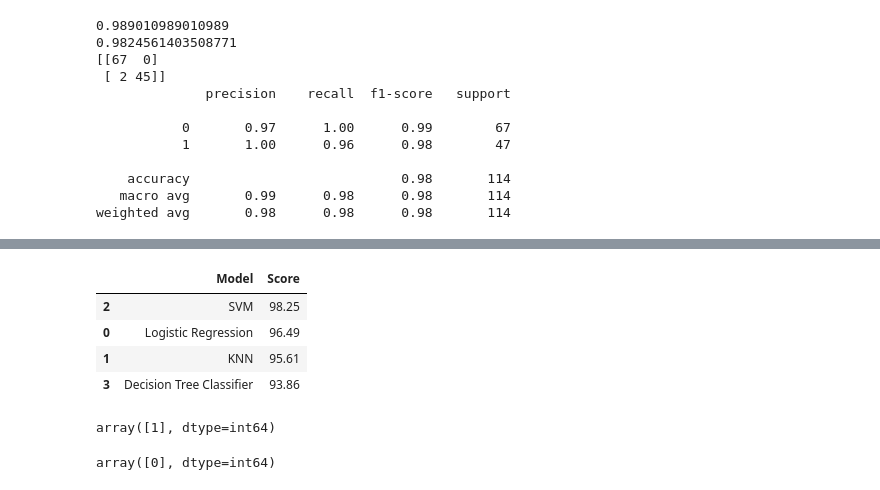
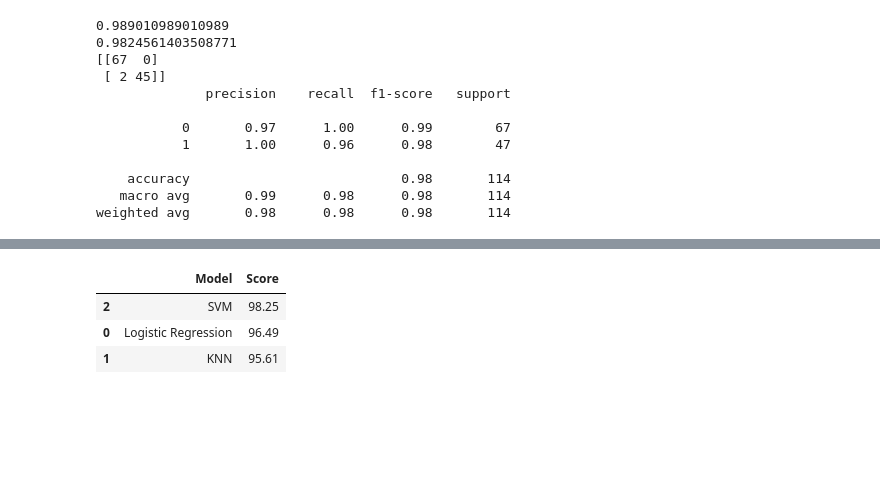
Before and after one commit to achal9s/ml-file, a Jupyter notebook: project1.ipynb, the cells around one changed output, grey strips where cells are left out. Saved outputs shown, nothing was run; the diff lists cells and outputs as text; code cells hidden in the pictures; blank space fills up the shorter version.

```diff
--- a/project1.ipynb
+++ b/project1.ipynb
@@ -18,7 +48,7 @@ plt.style.use('ggplot')
 # %%
 #data=https://www.kaggle.com/datasets/awsaf49/cbis-ddsm-breast-cancer-image-dataset?select=jpeg
 # %%
-df=pd.read_csv('Downloads/archive.zip')
+df=pd.read_csv('archive.zip')
 df.head()
 # %% [output]
 |  | id | diagnosis | radius_mean | texture_mean | perimeter_mean | area_mean | smoothness_mean | ... |
@@ -512,14 +519,17 @@ weighted avg       0.94      0.94      0.94       114
 # %%
 models=pd.DataFrame({
-    'Model': ['Logistic Regression','KNN','SVM','Decision Tree Classifier'],
-    'Score':[100*round(log_reg_acc,4), 100*round(knn_acc,4),100*round(svc_acc,4),100*round(dtc_acc,4)]
+    # 'Model': ['Logistic Regression','KNN','SVM','Decision Tree Classifier'],
+    # 'Score':[100*round(log_reg_acc,4), 100*round(knn_acc,4),100*round(svc_acc,4),100*round(dtc_acc,4)]
+
+
+    'Model': ['Logistic Regression','KNN','SVM'],
+    'Score':[100*round(log_reg_acc,4), 100*round(knn_acc,4),100*round(svc_acc,4)]
 })
 models.sort_values(by='Score',ascending = False)
 # %% [output]
 |  | Model | Score |
 | 2 | SVM | 98.25 |
 | 0 | Logistic Regression | 96.49 |
 | 1 | KNN | 95.61 |
-| 3 | Decision Tree Classifier | 93.86 |
 # %%
 import pickle
@@ -528,10 +538,6 @@ pickle.dump(model,open('breast_cancer.pkl',"wb"))
 # %%
 pickled_model=pickle.load(open('breast_cancer.pkl','rb'))
 # %%
-pickled_model.predict(X_test[0].reshape(1,-1))
+# pickled_model.predict(X_test[0].reshape(1,-1))
-# %% [output]
-array([1], dtype=int64)
 # %%
-pickled_model.predict(X_test[1].reshape(1,-1))
+# pickled_model.predict(X_test[1].reshape(1,-1))
-# %% [output]
-array([0], dtype=int64)
```
Also changed, not shown: parts of 13 cells of this notebook, 7 other files.
